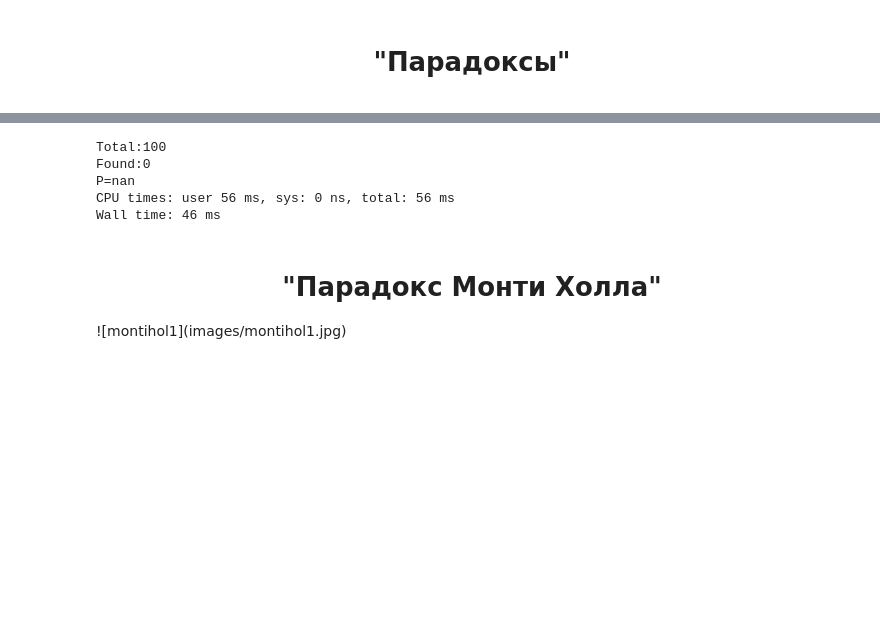
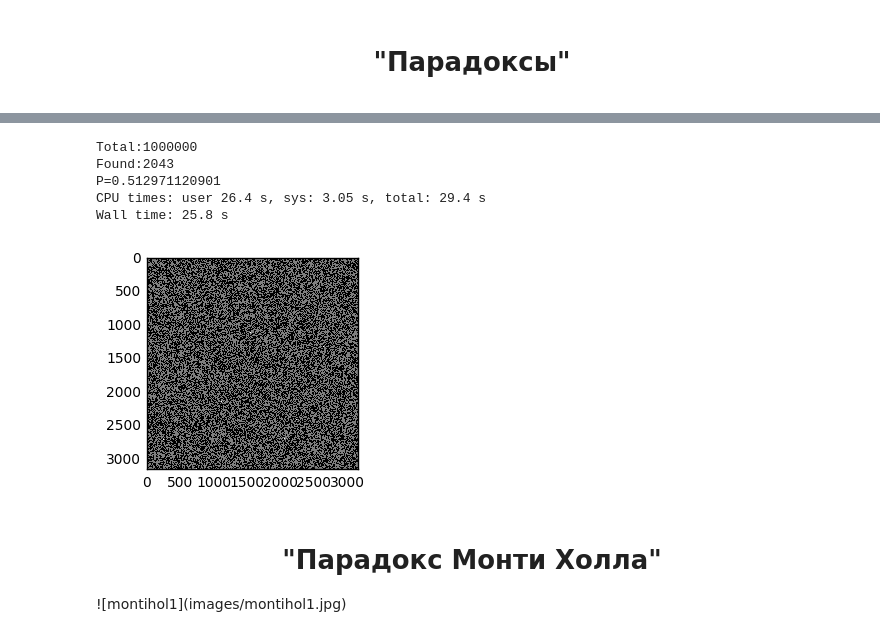
Before and after one commit to izhleba/public_math_prob, a Jupyter notebook: base_prob.ipynb, the cells around one changed output, grey strips where cells are left out. Saved outputs shown, nothing was run; the diff lists cells and outputs as text; code cells hidden in the pictures; blank space fills up the shorter version.

```diff
--- a/base_prob.ipynb
+++ b/base_prob.ipynb
@@ -170,35 +170,51 @@ Wall time: 124 ms
 # %%
 %%time
 %matplotlib inline
 
 import numpy as np
 import matplotlib.pyplot as plt
 
 n = 10
-tests = 100
+tests = 1000000
 # tests = 10000
 # tests = 100000
 # tests = 1000000
 found = 0
 results = []
+size = n*tests
+data = np.zeros(size,dtype=int)
+color = np.array([[0,0,0],[255,255,255],[255,0,0]])
 for i in log_progress(xrange(tests),every=100):
     arr = np.random.binomial(1, 0.5, n)
+    data[i*n:(i+1)*n] = arr
     if arr[0:n-1].sum() == n-1:
+        data[(i+1)*n-1] = 2
         found += 1
         results.append(arr[n-1])
 
 results = np.array(results)
 print("Total:"+str(tests))
 print("Found:"+str(found))
 # print(results)
 p = results.sum().astype(float) / found
 print("P="+str(p))
+# plt.subplot(121)
+
+# x_data = np.arange(n) + 1
+# y_data = np.cumsum(data).astype(float) / x_data
+# plt.plot(x_data,y_data)
+# plt.axhline(p, color='r')
+
+plt.subplot(121)
+w = int(math.sqrt(size))
+plt.imshow( data[0:w*w].reshape(w,w), cmap=cm.gray,interpolation='none')
 # %% [output]
-Total:100
-Found:0
-P=nan
-CPU times: user 56 ms, sys: 0 ns, total: 56 ms
-Wall time: 46 ms
+Total:1000000
+Found:2043
+P=0.512971120901
+CPU times: user 26.4 s, sys: 3.05 s, total: 29.4 s
+Wall time: 25.8 s
+[figure, added]
 # %% [markdown]
 <center> <h1>"Парадокс Монти Холла"</h1> </center>
 ![montihol1](images/montihol1.jpg)
```
Also changed, not shown: parts of 16 cells of this notebook, 7 other files.
